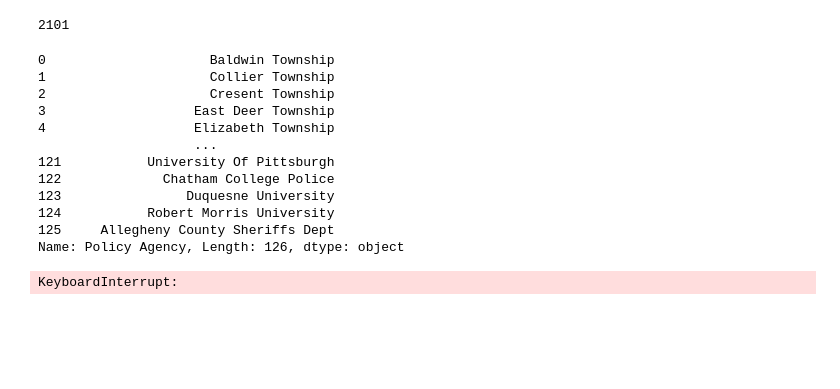
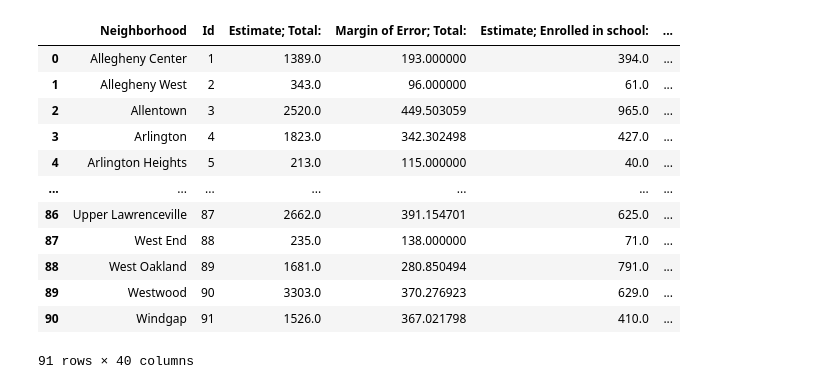
Before and after one commit to neffers/pittsburgh-neighborhood-analysis, a Jupyter notebook: giv8.ipynb, the cells around one changed output. Cells and saved outputs as stored; diff of their text form; code cells hidden in the pictures; blank space fills up the shorter version.

```diff
--- a/giv8.ipynb
+++ b/giv8.ipynb
@@ -44,28 +10,17 @@ crash_data
-# %%
-crash_data['MUNICIPALITY'].min()
-# %% [output]
-2101
-# %%
-township_data['Policy Agency']
-# %% [output]
-0                     Baldwin Township
-1                     Collier Township
-2                     Cresent Township
-3                   East Deer Township
-4                   Elizabeth Township
-                    ...
-121           University Of Pittsburgh
-122             Chatham College Police
-123                Duquesne University
-124           Robert Morris University
-125     Allegheny County Sheriffs Dept
-Name: Policy Agency, Length: 126, dtype: object
-# %%
-for index, row in crash_data.iterrows():
-    for index, row_two in township_data.iterrows():
-        if row[3] == row_two[0]:
-            row[3] = row_two[1]
-            break
-crash_data.head()
-# %% [output]
-KeyboardInterrupt:
+# %%
+school_data = pd.read_csv('school-enrollment-by-detailed-level-of-school-for-the-population-3-years-and-over.csv')#open the file to read
+school_data
+# %% [output]
+|  | Neighborhood | Id | Estimate; Total: | Margin of Error; Total: | Estimate; Enrolled in school: | ... |
+| 0 | Allegheny Center | 1 | 1389.0 | 193.000000 | 394.0 | ... |
+| 1 | Allegheny West | 2 | 343.0 | 96.000000 | 61.0 | ... |
+| 2 | Allentown | 3 | 2520.0 | 449.503059 | 965.0 | ... |
+| 3 | Arlington | 4 | 1823.0 | 342.302498 | 427.0 | ... |
+| 4 | Arlington Heights | 5 | 213.0 | 115.000000 | 40.0 | ... |
+| ... | ... | ... | ... | ... | ... | ... |
+| 86 | Upper Lawrenceville | 87 | 2662.0 | 391.154701 | 625.0 | ... |
+| 87 | West End | 88 | 235.0 | 138.000000 | 71.0 | ... |
+| 88 | West Oakland | 89 | 1681.0 | 280.850494 | 791.0 | ... |
+| 89 | Westwood | 90 | 3303.0 | 370.276923 | 629.0 | ... |
+| 90 | Windgap | 91 | 1526.0 | 367.021798 | 410.0 | ... |
+91 rows × 40 columns
```
Also changed, not shown: parts of 9 cells of this notebook.
